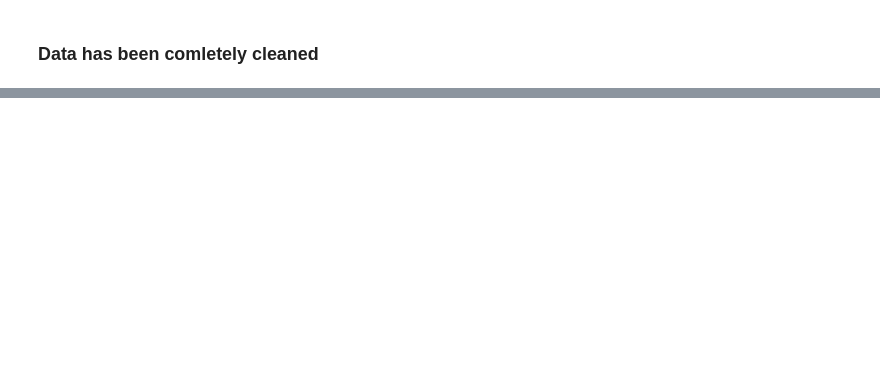
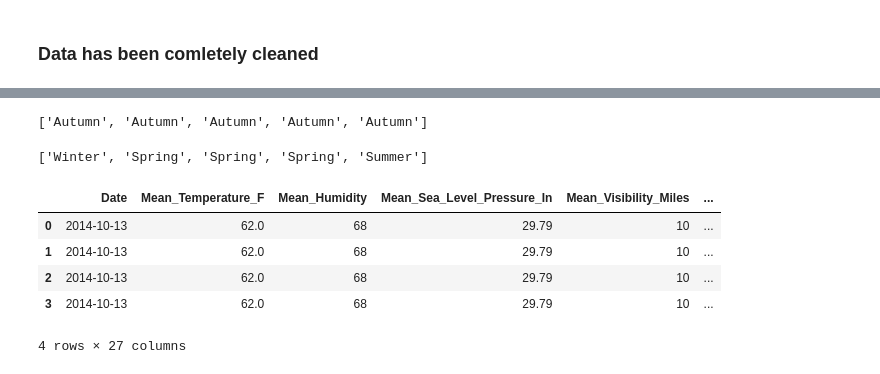
Before and after one commit to BilalSaeed06/cycle-sharing-dataset, a Jupyter notebook: data_cleaning.ipynb, the cells around one changed output, grey strips where cells are left out. Saved outputs shown, nothing was run; the diff lists cells and outputs as text; code cells hidden in the pictures; blank space fills up the shorter version.

```diff
--- a/data_cleaning.ipynb
+++ b/data_cleaning.ipynb
@@ -595,0 +711,9 @@ dtype: int64
+# %%
+season = seasons(trip5['month'])
+season[:5]
+# %% [output]
+['Autumn', 'Autumn', 'Autumn', 'Autumn', 'Autumn']
+# %%
+season[-5:]
+# %% [output]
+['Winter', 'Spring', 'Spring', 'Spring', 'Summer']
@@ -595,0 +722,9 @@ dtype: int64
+# %%
+trip5.head(4)
+# %% [output]
+|  | Date | Mean_Temperature_F | Mean_Humidity | Mean_Sea_Level_Pressure_In | Mean_Visibility_Miles | ... |
+| 0 | 2014-10-13 | 62.0 | 68 | 29.79 | 10 | ... |
+| 1 | 2014-10-13 | 62.0 | 68 | 29.79 | 10 | ... |
+| 2 | 2014-10-13 | 62.0 | 68 | 29.79 | 10 | ... |
+| 3 | 2014-10-13 | 62.0 | 68 | 29.79 | 10 | ... |
+4 rows × 27 columns
```
Also changed, not shown: parts of 19 cells of this notebook.
